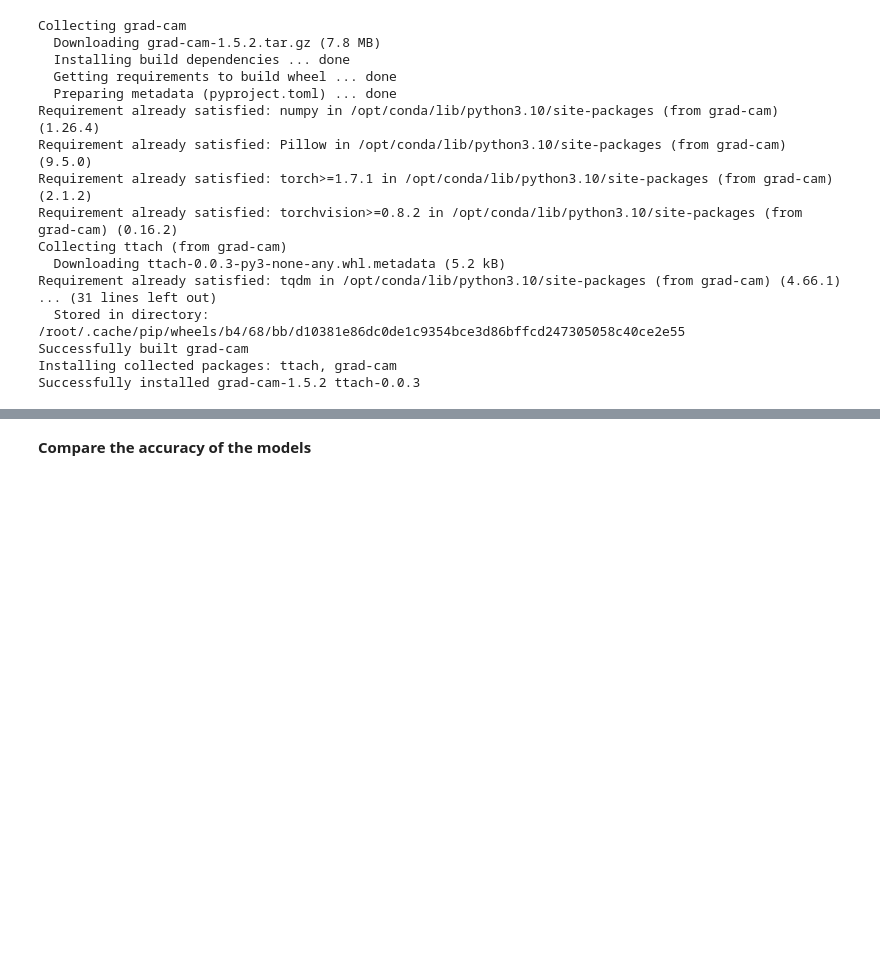
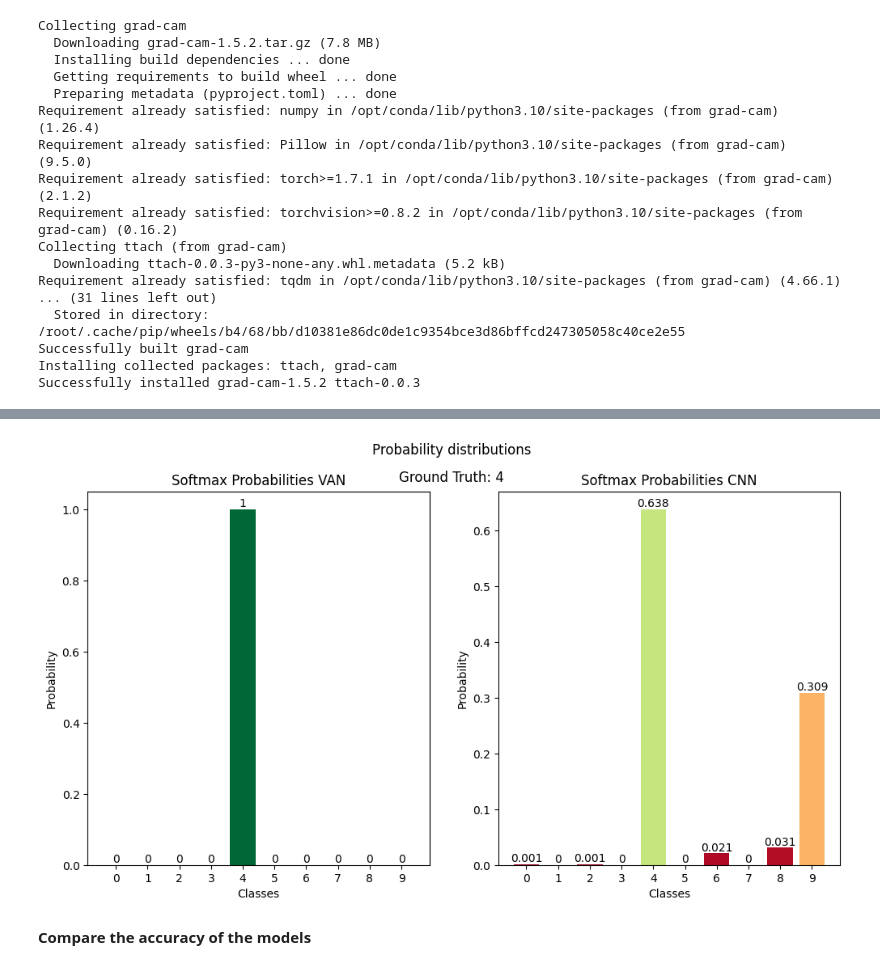
Before and after one commit to jedlito/jedlito, a Jupyter notebook: thesis.ipynb, the cells around one changed output, grey strips where cells are left out. Cells and saved outputs as stored; diff of their text form; code cells hidden in the pictures; blank space fills up the shorter version.

```diff
--- a/thesis.ipynb
+++ b/thesis.ipynb
@@ -1045,3 +1069,42 @@ output_cnn
+# %%
+# Set seed for reproducability
+torch.manual_seed(1)
+np.random.seed(1)
+generator = torch.Generator().manual_seed(1)
+
+output_van = van(image.unsqueeze(0))
+F.softmax(output_van, dim=1)
+output_cnn = cnn(image.unsqueeze(0))
+F.softmax(output_cnn, dim=1)
+
+# Visualize probability ditribution
+fig, axes = plt.subplots(1, 2, figsize=(12, 6))
+cmap = plt.colormaps.get_cmap('RdYlGn')
+probabilities_van=F.softmax(output_van, dim=1).detach().squeeze()
+probabilities_cnn=F.softmax(output_cnn, dim=1).detach().squeeze()
+
+axes[0].set_xlabel('Classes')
+axes[0].set_ylabel('Probability')
+axes[0].set_title('Softmax Probabilities VAN')
+axes[0].set_xticks(range(10))
+bar_labels_0 = [round(i, 3) for i in probabilities_van.numpy()]
+bar_container_0 = axes[0].bar(range(10),bar_labels_0, color=cmap(probabilities_van))
+axes[0].bar_label(bar_container_0)
+
+axes[1].set_xlabel('Classes')
+axes[1].set_ylabel('Probability')
+axes[1].set_title('Softmax Probabilities CNN')
+axes[1].set_xticks(range(10))
+bar_labels_1 = [round(i, 3) for i in probabilities_cnn.numpy()]
+bar_container_1 = axes[1].bar(range(10),bar_labels_1, color=cmap(probabilities_cnn))
+axes[1].bar_label(bar_container_1)
+fig.suptitle('Probability distributions')
+fig.text(0.5, 0.90, f'Ground Truth: {ground_truth}', ha='center', fontsize=12)
+
+#plt.savefig(f'Probability_distribution_img_id_{img_id}.svg',format='svg')
+fig.show()
+# %% [output]
+[figure, added]
 # %% [markdown]
 **Compare the accuracy of the models**
 # %%
```
Also changed, not shown: parts of 38 cells of this notebook.
